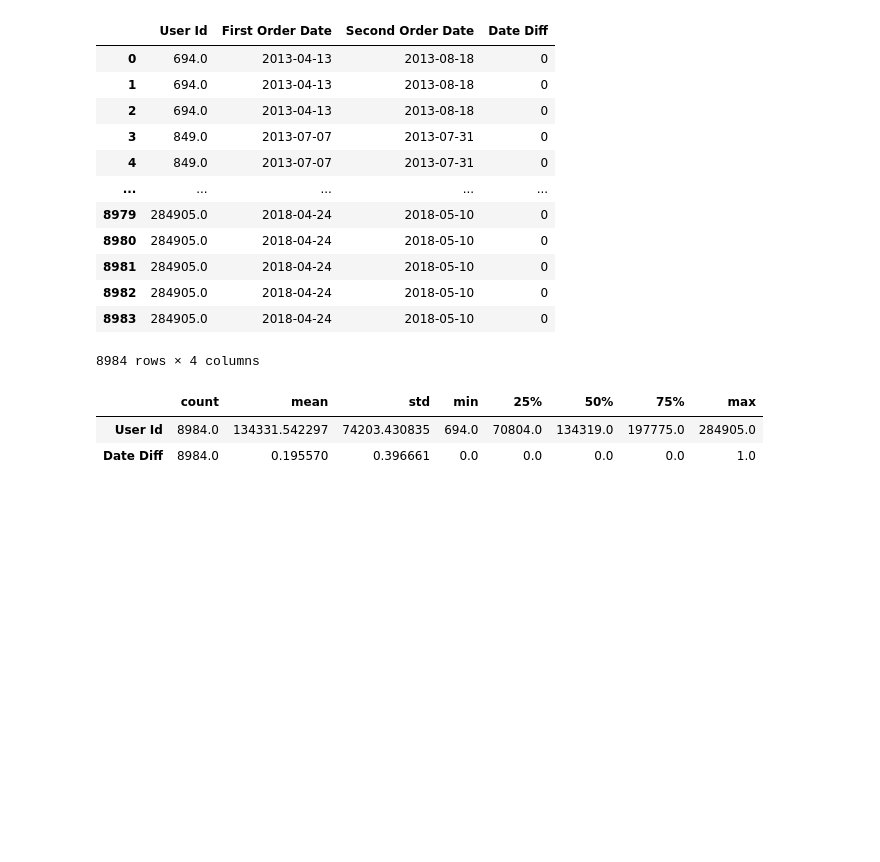
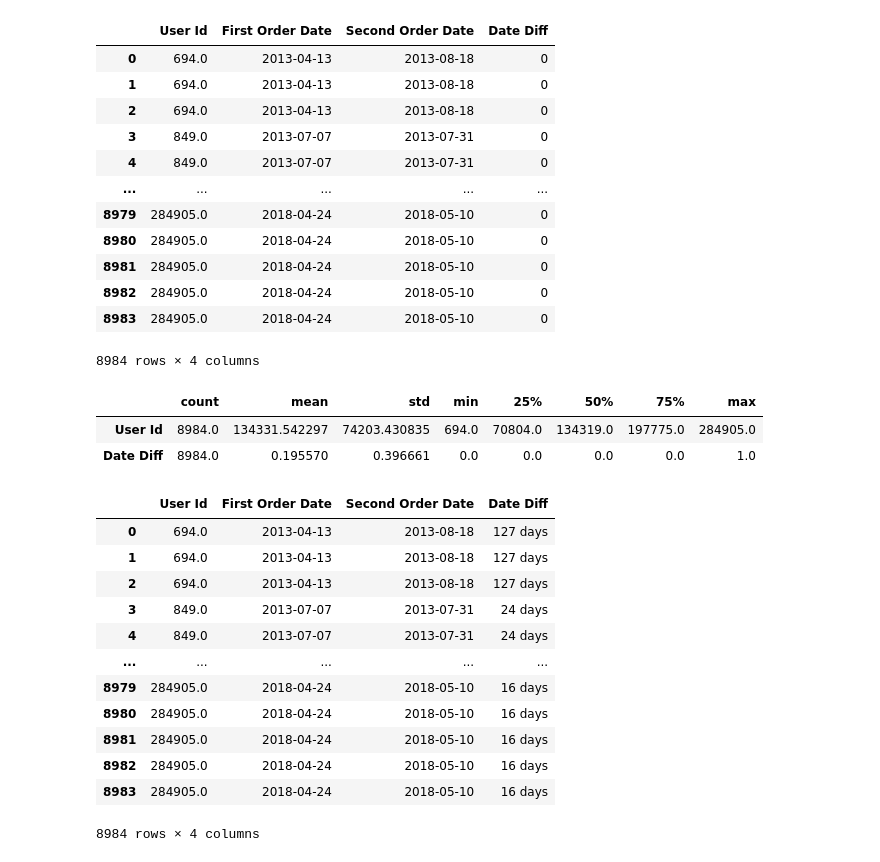
Before and after one commit to H8-Assignments-Bay/finpro-ftds-001-hck-ftds-001-hck-group-002, a Jupyter notebook: h8dsft_FPSG02.ipynb, the cells around one changed output. Cells and saved outputs as stored; diff of their text form; code cells hidden in the pictures; blank space fills up the shorter version.

```diff
--- a/h8dsft_FPSG02.ipynb
+++ b/h8dsft_FPSG02.ipynb
@@ -1232,3 +1250,23 @@ bc.describe().T
 |  | count | mean | std | min | 25% | 50% | 75% | max |
 | User Id | 8984.0 | 134331.542297 | 74203.430835 | 694.0 | 70804.0 | 134319.0 | 197775.0 | 284905.0 |
 | Date Diff | 8984.0 | 0.195570 | 0.396661 | 0.0 | 0.0 | 0.0 | 0.0 | 1.0 |
+# %%
+bc[["First Order Date", "Second Order Date"]] = bc[["First Order Date", "Second Order Date"]].apply(pd.to_datetime)
+# %%
+bc["Date Diff"] = bc["Second Order Date"] - bc["First Order Date"]
+# %%
+bc
+# %% [output]
+|  | User Id | First Order Date | Second Order Date | Date Diff |
+| 0 | 694.0 | 2013-04-13 | 2013-08-18 | 127 days |
+| 1 | 694.0 | 2013-04-13 | 2013-08-18 | 127 days |
+| 2 | 694.0 | 2013-04-13 | 2013-08-18 | 127 days |
+| 3 | 849.0 | 2013-07-07 | 2013-07-31 | 24 days |
+| 4 | 849.0 | 2013-07-07 | 2013-07-31 | 24 days |
+| ... | ... | ... | ... | ... |
+| 8979 | 284905.0 | 2018-04-24 | 2018-05-10 | 16 days |
+| 8980 | 284905.0 | 2018-04-24 | 2018-05-10 | 16 days |
+| 8981 | 284905.0 | 2018-04-24 | 2018-05-10 | 16 days |
+| 8982 | 284905.0 | 2018-04-24 | 2018-05-10 | 16 days |
+| 8983 | 284905.0 | 2018-04-24 | 2018-05-10 | 16 days |
+8984 rows × 4 columns
```
Also changed, not shown: parts of 11 cells of this notebook.
